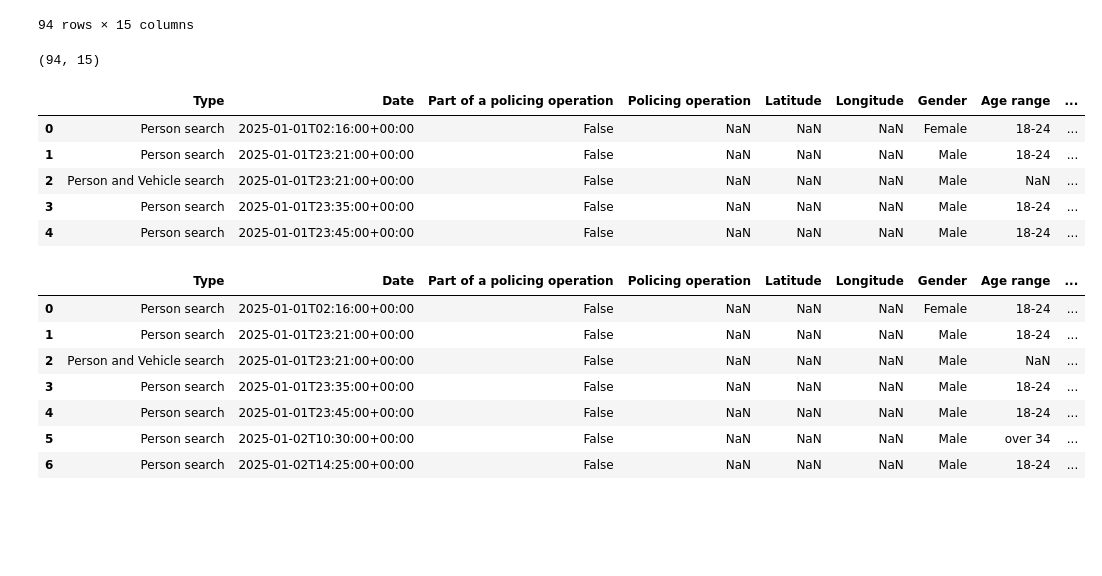
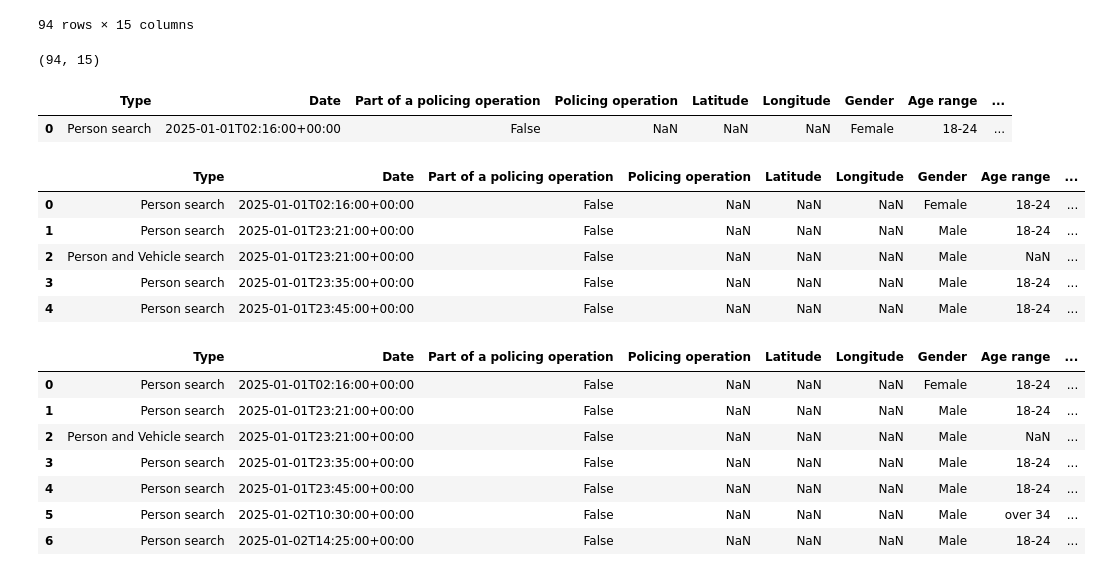
Before and after one commit to tohnperfect/MSC_DPDM_2025, a Jupyter notebook: Data101_(dpdm25).ipynb, the cells around one changed output. Cells and saved outputs as stored; diff of their text form; code cells hidden in the pictures; blank space fills up the shorter version.

```diff
--- a/Data101_(dpdm25).ipynb
+++ b/Data101_(dpdm25).ipynb
@@ -52,19 +62,24 @@ pd.read_csv('/content/2025-01-warwickshire-stop-and-search.csv')
 94 rows × 15 columns
 # %%
 SS_df = pd.read_csv('/content/2025-01-warwickshire-stop-and-search.csv')
-# %%
-SS_df.shape
-# %% [output]
-(94, 15)
+# %%
+SS_df.shape # ดูหน้าของตาราง จำนวนแถว = 94 / จำนวนหลัก = 15
+# %% [output]
+(94, 15)
 # %%
-SS_df.head()
+SS_df.head(1)
 # %% [output]
 |  | Type | Date | Part of a policing operation | Policing operation | Latitude | Longitude | Gender | Age range | ... |
 | 0 | Person search | 2025-01-01T02:16:00+00:00 | False | NaN | NaN | NaN | Female | 18-24 | ... |
-| 1 | Person search | 2025-01-01T23:21:00+00:00 | False | NaN | NaN | NaN | Male | 18-24 | ... |
-| 2 | Person and Vehicle search | 2025-01-01T23:21:00+00:00 | False | NaN | NaN | NaN | Male | NaN | ... |
-| 3 | Person search | 2025-01-01T23:35:00+00:00 | False | NaN | NaN | NaN | Male | 18-24 | ... |
-| 4 | Person search | 2025-01-01T23:45:00+00:00 | False | NaN | NaN | NaN | Male | 18-24 | ... |
+# %%
+SS_df.head() #ตาราง 5 แถวแรก
+# %% [output]
+|  | Type | Date | Part of a policing operation | Policing operation | Latitude | Longitude | Gender | Age range | ... |
+| 0 | Person search | 2025-01-01T02:16:00+00:00 | False | NaN | NaN | NaN | Female | 18-24 | ... |
+| 1 | Person search | 2025-01-01T23:21:00+00:00 | False | NaN | NaN | NaN | Male | 18-24 | ... |
+| 2 | Person and Vehicle search | 2025-01-01T23:21:00+00:00 | False | NaN | NaN | NaN | Male | NaN | ... |
+| 3 | Person search | 2025-01-01T23:35:00+00:00 | False | NaN | NaN | NaN | Male | 18-24 | ... |
+| 4 | Person search | 2025-01-01T23:45:00+00:00 | False | NaN | NaN | NaN | Male | 18-24 | ... |
 # %%
 SS_df.head(7)
 # %% [output]
```
Also changed, not shown: parts of 25 cells of this notebook.
